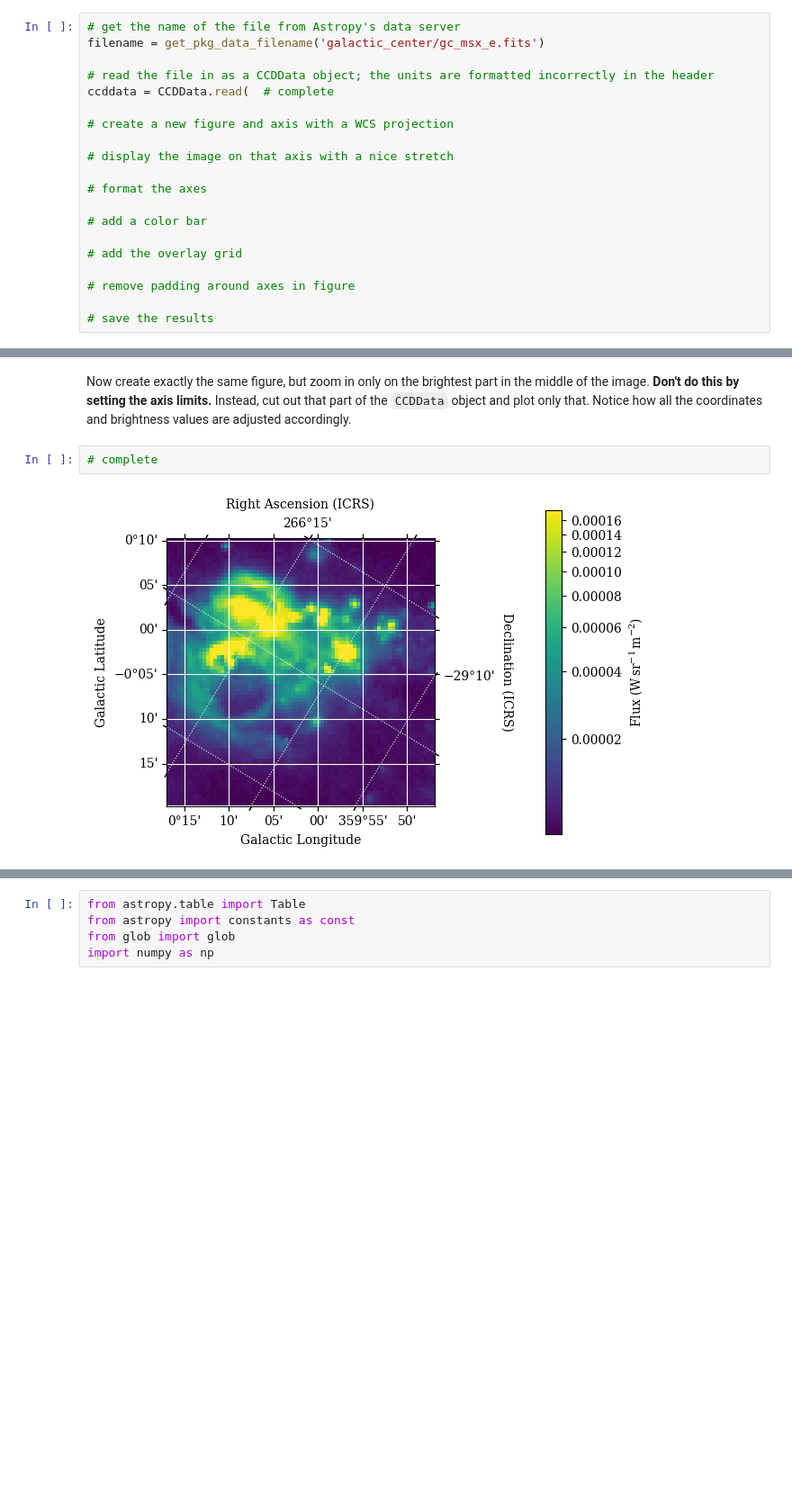
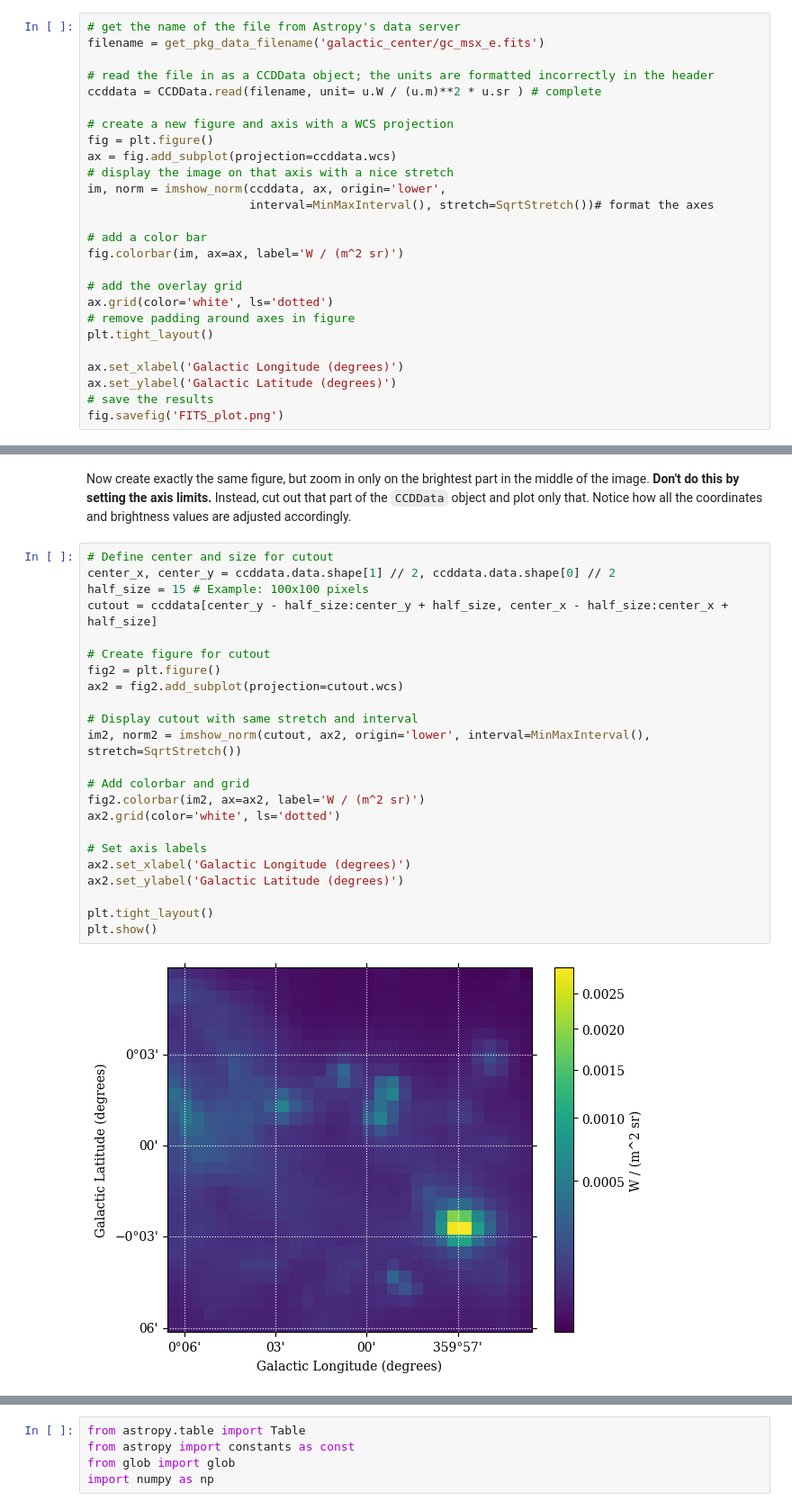
Before and after one commit to ASTR154/data-visualization, a Jupyter notebook: data-visualization.ipynb, the cells around one changed output, grey strips where cells are left out. Shown: that part at 90% size. Cells and saved outputs as stored; diff of their text form; blank space fills up the shorter version.

```diff
--- a/data-visualization.ipynb
+++ b/data-visualization.ipynb
@@ -29,19 +31,25 @@ from astropy import visualization as viz
 filename = get_pkg_data_filename('galactic_center/gc_msx_e.fits')
 
 # read the file in as a CCDData object; the units are formatted incorrectly in the header
-ccddata = CCDData.read(  # complete
+ccddata = CCDData.read(filename, unit= u.W / (u.m)**2 * u.sr ) # complete
 
 # create a new figure and axis with a WCS projection
-
+fig = plt.figure()
+ax = fig.add_subplot(projection=ccddata.wcs)
 # display the image on that axis with a nice stretch
-
-# format the axes
+im, norm = imshow_norm(ccddata, ax, origin='lower',
+                       interval=MinMaxInterval(), stretch=SqrtStretch())# format the axes
 
 # add a color bar
+fig.colorbar(im, ax=ax, label='W / (m^2 sr)')
 
 # add the overlay grid
+ax.grid(color='white', ls='dotted')
+# remove padding around axes in figure
+plt.tight_layout()
 
-# remove padding around axes in figure
-
+ax.set_xlabel('Galactic Longitude (degrees)')
+ax.set_ylabel('Galactic Latitude (degrees)')
 # save the results
+fig.savefig('FITS_plot.png')
 # %% [output]
@@ -50,9 +58,30 @@ INFO: using the unit W / (sr m2) passed to the FITS reader instead of the unit W
 # %% [markdown]
 Now create exactly the same figure, but zoom in only on the brightest part in the middle of the image. **Don't do this by setting the axis limits.** Instead, cut out that part of the `CCDData` object and plot only that. Notice how all the coordinates and brightness values are adjusted accordingly.
 # %%
-# complete
+# Define center and size for cutout
+center_x, center_y = ccddata.data.shape[1] // 2, ccddata.data.shape[0] // 2
+half_size = 15 # Example: 100x100 pixels
+cutout = ccddata[center_y - half_size:center_y + half_size, center_x - half_size:center_x + half_size]
+
+# Create figure for cutout
+fig2 = plt.figure()
+ax2 = fig2.add_subplot(projection=cutout.wcs)
+
+# Display cutout with same stretch and interval
+im2, norm2 = imshow_norm(cutout, ax2, origin='lower', interval=MinMaxInterval(), stretch=SqrtStretch())
+
+# Add colorbar and grid
+fig2.colorbar(im2, ax=ax2, label='W / (m^2 sr)')
+ax2.grid(color='white', ls='dotted')
+
+# Set axis labels
+ax2.set_xlabel('Galactic Longitude (degrees)')
+ax2.set_ylabel('Galactic Latitude (degrees)')
+
+plt.tight_layout()
+plt.show()
 # %% [output]
-[figure, old version]
+[figure, new version]
 # %% [markdown]
 ## Challenge Problem: Reproduce this plot!
 ![Hosseinzadeh et al. 2022, Figure 6](https://content.cld.iop.org/journals/2041-8205/933/2/L45/revision1/apjlac7ceff6_hr.jpg)
```
Also changed, not shown: parts of 2 cells of this notebook.
